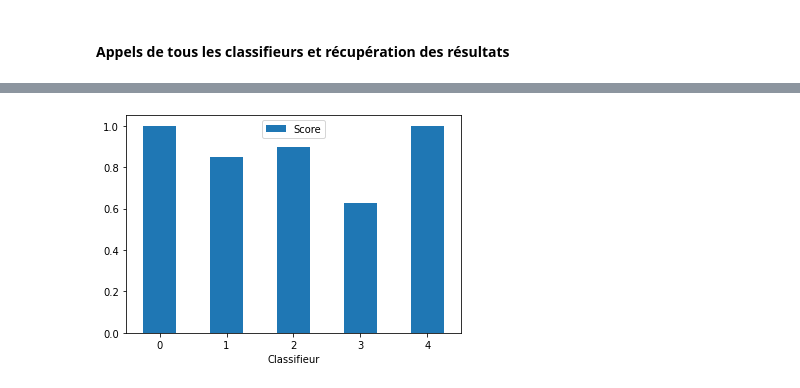
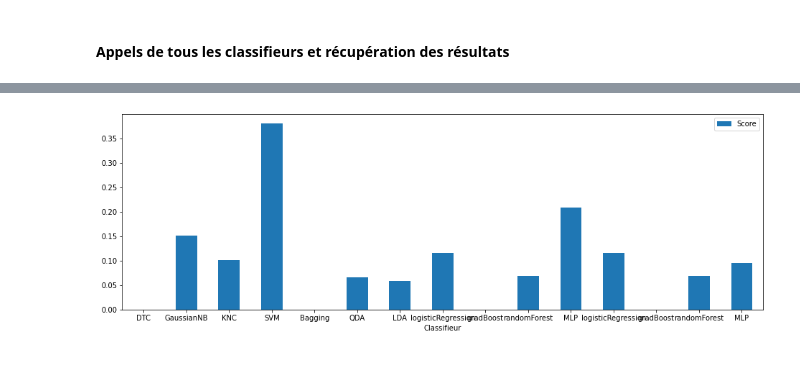
Before and after one commit to Exjp/Projet_AAA, a Jupyter notebook: PROJET_AAA.ipynb, the cells around one changed output, grey strips where cells are left out. Drawn from its saved outputs; the diff is of its cells as text; code cells hidden in the pictures.

Commit message:
label plot+rest of class

```diff
--- a/PROJET_AAA.ipynb
+++ b/PROJET_AAA.ipynb
@@ -361,10 +358,25 @@ def prepareKDD(df):
+# %%
+def MLP(X_train,y_train, X_test, y_test):
+    clf = MLPClassifier(random_state=0, max_iter=10)
+    clf.fit(X_train, y_train)
+    return clf.score(X_test, y_test)
+# %%
+def randomForest(X_train,y_train, X_test, y_test):
+    clf = RandomForestClassifier(max_depth=2, random_state=0)
+    clf.fit(X_train, y_train)
+    return clf.score(X_test, y_test)
 # %% [markdown]
 #### Appels de tous les classifieurs et récupération des résultats
 # %%
 clf = [DecisionTreeClassifier, GaussianNB, KNeighborsClassifier]
-
+clfName = ["DTC", "GaussianNB", "KNC"]
 score = comparaison(clf, X_train, y_train, X_test, y_test)
 score.append(SVMc(df))
+clfName.append("SVM")
 score.append(baggingexp(X_train,y_train, X_test, y_test))
+clfName.append("Bagging")
+score.append(QDA(X_train,y_train, X_test, y_test))
+clfName.append("QDA")
+
 score
 # %% [output]
@@ -371,0 +390,12 @@ score
+# %%
+score.append(logisticRegression(X_train,y_train, X_test, y_test))
+clfName.append("logisticRegression")
+score.append(LDA(X_train,y_train, X_test, y_test))
+clfName.append("LDA")
+score.append(gradBoost(X_train,y_train, X_test, y_test))
+clfName.append("gradBoost")
+score.append(randomForest(X_train,y_train, X_test, y_test))
+clfName.append("randomForest")
+score.append(MLP(X_train,y_train, X_test, y_test))
+clfName.append("MLP")
+score
@@ -372,13 +418,14 @@ score
 # %%
 def plotClassifieurBarScore(score):
     classifieur = []
     for i in range (len(score)):
-        classifieur.insert(i,i)
-    plotDF = pd.DataFrame({'Classifieur':classifieur, 'Score':score})
-    plotDF.plot.bar(x='Classifieur', y='Score', rot=0)
+#         classifieur.insert(i,i)
+        score[i] = 1 - score[i]
+    plotDF = pd.DataFrame({'Classifieur':clfName, 'Score':score})
+    plotDF.plot.bar(x="Classifieur", y='Score', rot=0,figsize=(16,5))
 
 plotClassifieurBarScore(score)
 # %% [output]
-[figure, old version]
+[figure, new version]
 # %%
 # Améliorer le plot en rajoutant la liste des classifieurs au lieu d'avoir une liste de nombres
```
Also changed, not shown: parts of 12 cells of this notebook.
